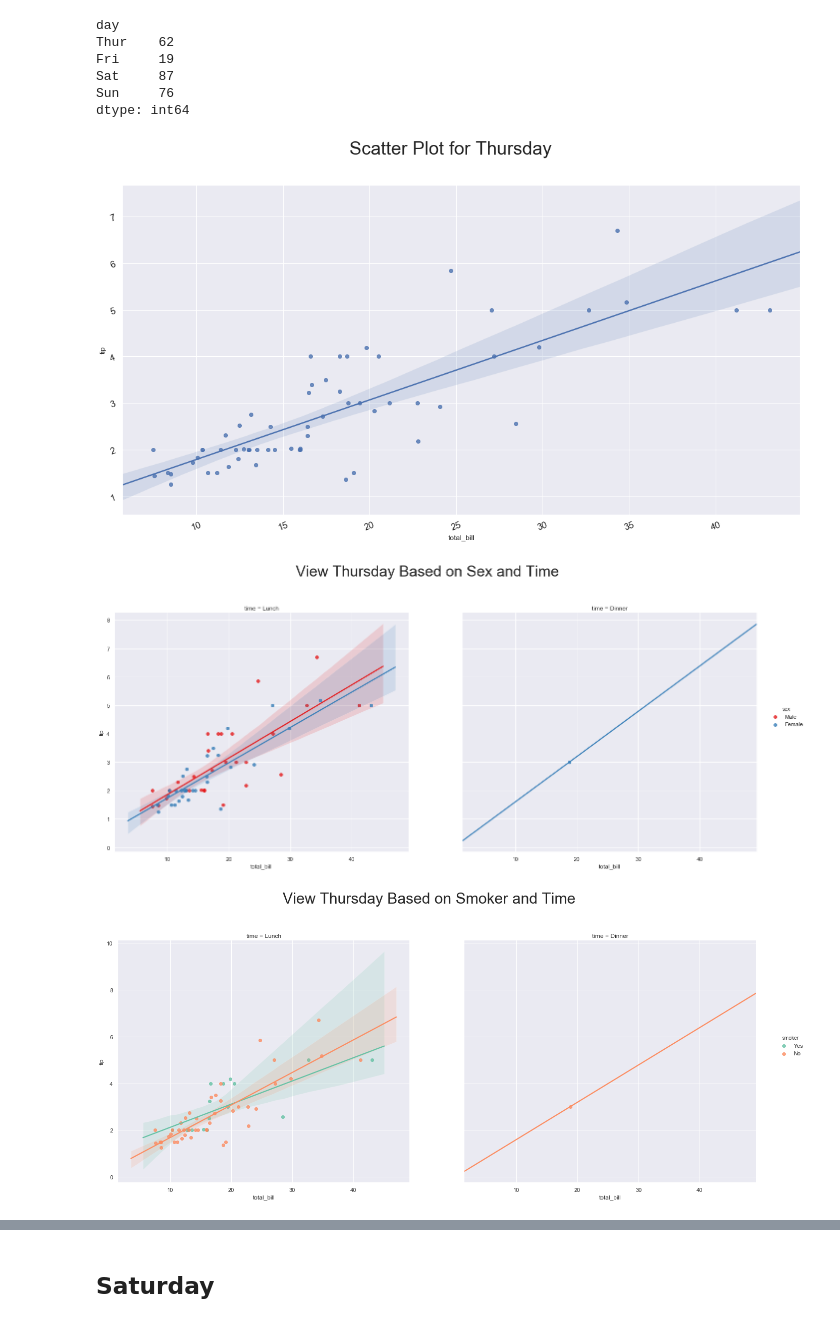
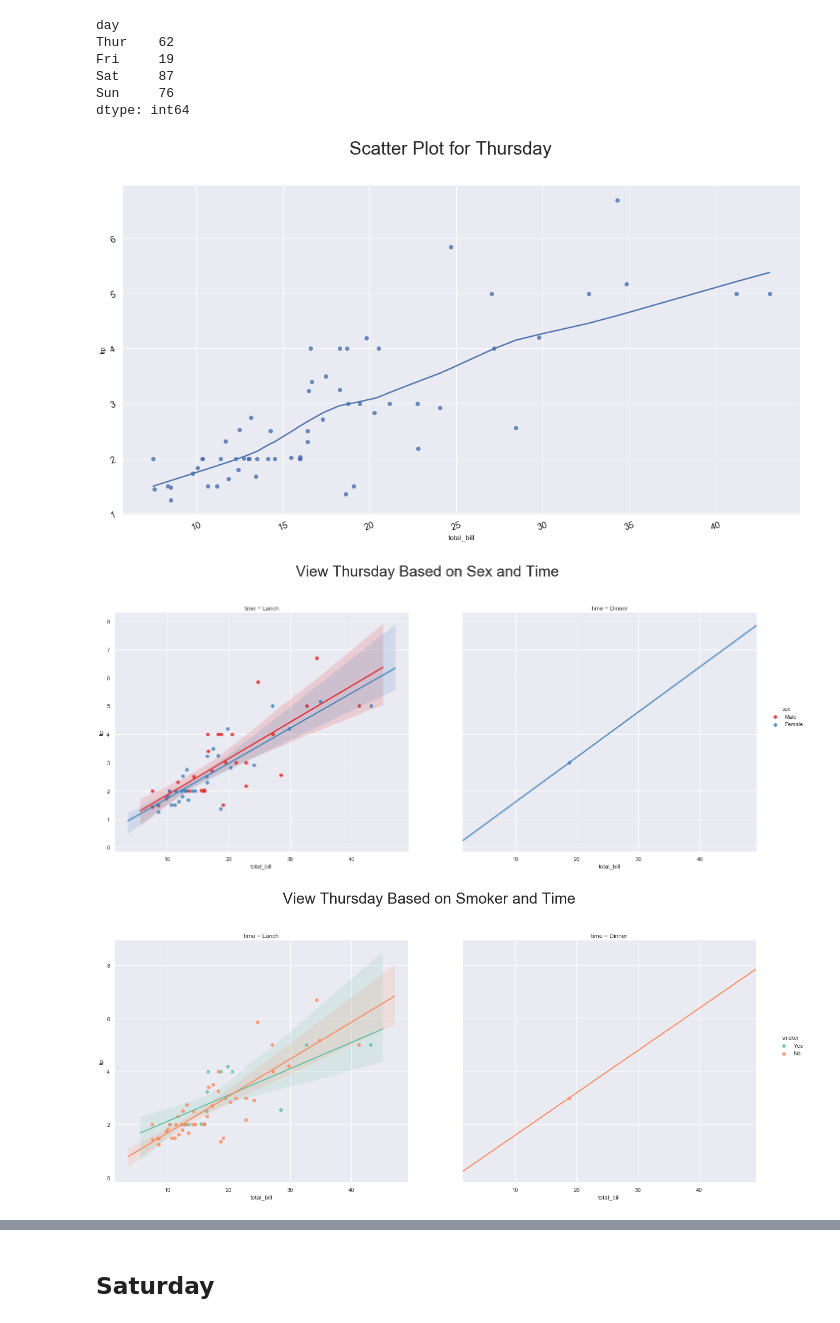
Before and after one commit to richardfeeney7/Fundamentals-Project, a Jupyter notebook: Fundamentals-Project 2019.ipynb, the cells around one changed output, grey strips where cells are left out. Drawn from its saved outputs; the diff is of its cells as text; code cells hidden in the pictures.

```diff
--- a/Fundamentals-Project 2019.ipynb
+++ b/Fundamentals-Project 2019.ipynb
@@ -404,40 +417,38 @@ dtype: int64
 # %%
 # Pull data on different days, plot one by one and investigate
 thur= tips [tips ['day'] == "Thur"]
-sat = tips [tips ['day'] == "Sat"]
-sun = tips [tips ['day'] == "Sun"]
 
-# Plot Thursday
+# Plot regplot for Thursday
 
 plt.suptitle("Scatter Plot for Thursday", fontsize = 30) # Add Title
 plt.xlabel("Total_Bill")               # Add Label
 plt.ylabel("Tip")                      # Add Label
 plt.xticks(fontsize=15, rotation=20)
 plt.yticks(fontsize=15, rotation=20)
 
 x1 = thur.iloc[:,1] # Use Column 1 (tip)
 y1 = thur.iloc[:,0] # Use column 0 (total_bill)
 
-thursday = sns.regplot(y1,x1)
+
+#  linear relationship as determined using regplot
+thursday = sns.regplot(y1,x1, lowess=True)
 
 
 
-## Linear regression using lmplot
+# linear relationship as determined using lmplot
 
 # lmplot to view data on thursday based on sex and time
 sns.lmplot(x="total_bill", y="tip", hue ="sex", data=thur, col="time", palette="Set1", height=10,
            aspect=1).fig.suptitle("View Thursday Based on Sex and Time ",fontsize=30)
 plt.tight_layout(8) # Add space between plots
 
 # lmplot to view data on thursday based on smoker and time
 sns.lmplot(x="total_bill", y="tip", hue ="smoker", data=thur, col="time", palette="Set2", height=10,
            aspect=1).fig.suptitle("View Thursday Based on Smoker and Time", fontsize=30)
 plt.tight_layout(8) # Add space between plots
 
-
-
 plt.show()
 # %% [output]
-[figure, old version]
+[figure, new version]
 [figure]
-[figure, old version]
+[figure, new version]
```
Also changed, not shown: parts of 30 cells of this notebook.
